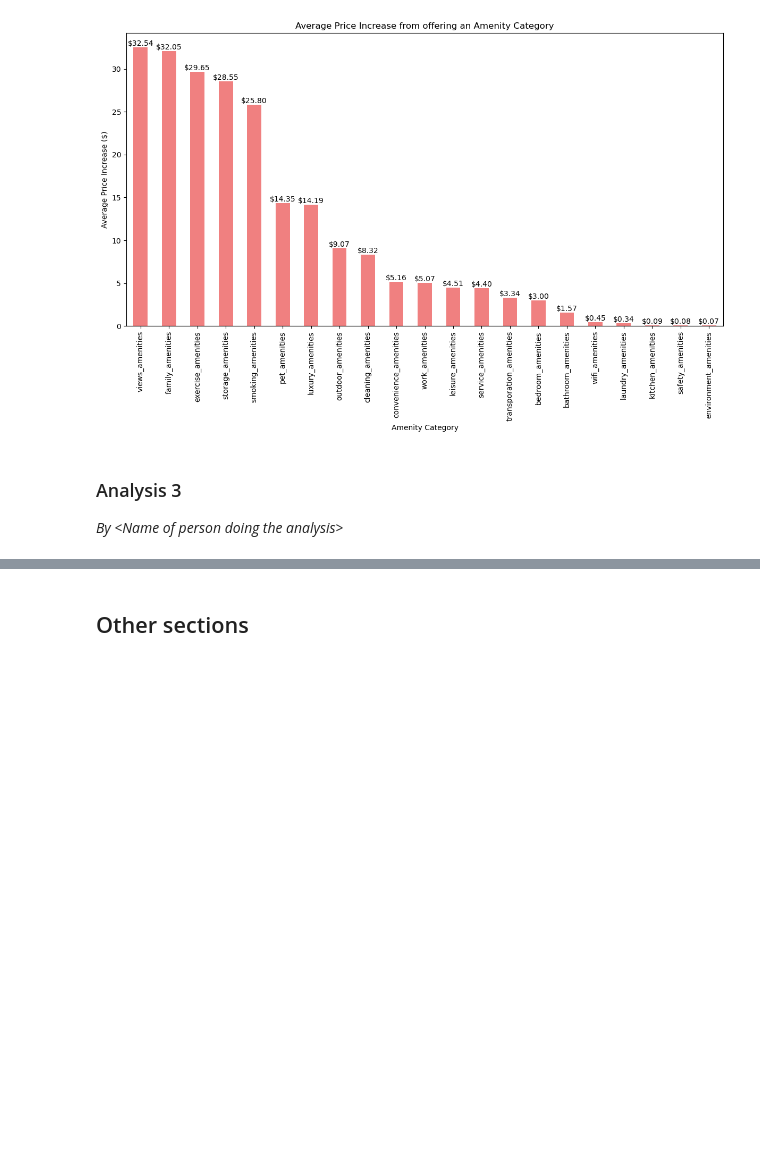
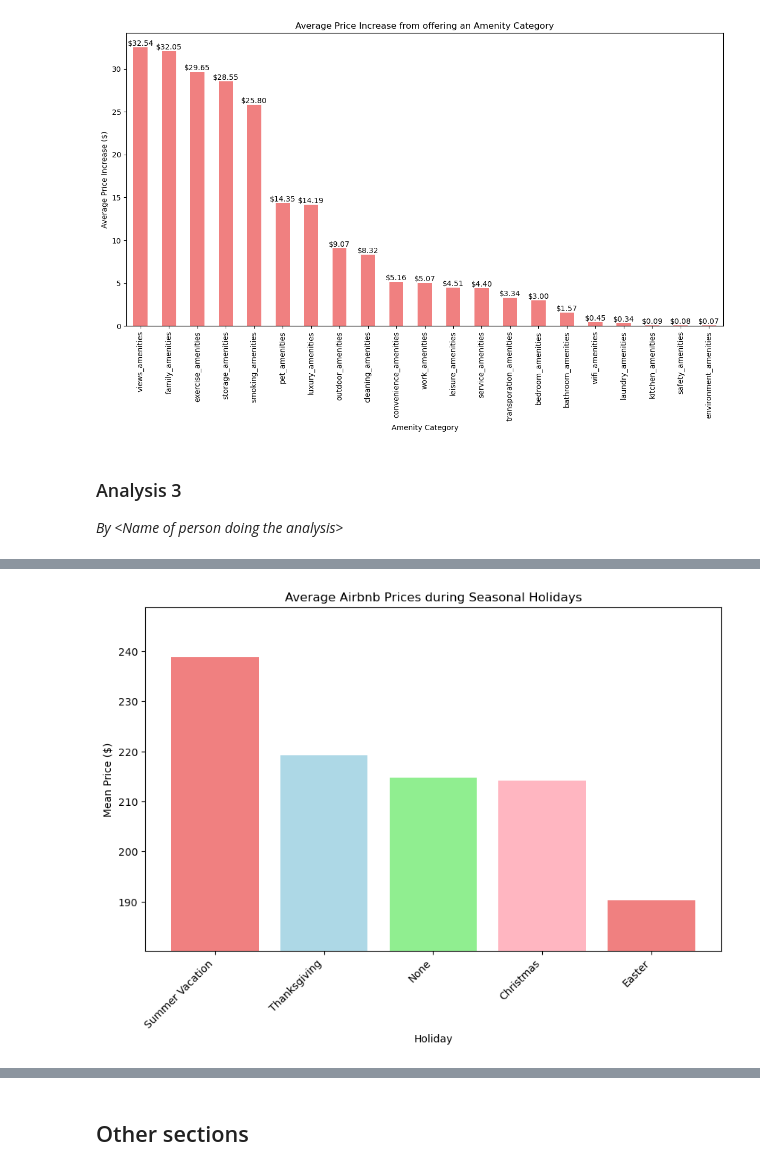
Before and after one commit to chrispylee123/seoulmates, a Jupyter notebook: Project Code/Project Code_v1.ipynb, the cells around one changed output, grey strips where cells are left out. Drawn from its saved outputs; the diff is of its cells as text; code cells hidden in the pictures; blank space fills up the shorter version.

```diff
--- a/Project Code/Project Code_v1.ipynb
+++ b/Project Code/Project Code_v1.ipynb
@@ -345,0 +368,44 @@ plt.show()
+# %%
+## Visualization 2: Average Airbnb Prices during Seasonal Holidays
+
+# Convert 'date' column to datetime type
+last_year_data['date'] = pd.to_datetime(last_year_data['date'])
+
+# Extract month and day to identify holidays
+last_year_data['month_day'] = last_year_data['date'].dt.strftime('%m-%d')
+
+# Define holiday periods
+holidays = {
+    'Easter': ['04-04', '04-05', '04-06'],
+    'Summer Vacation': ['06-01', '08-31'],
+    'Thanksgiving': ['11-25', '11-26', '11-27'],
+    'Christmas': ['12-24', '12-25', '12-26']
+
+}
+
+# Create a new column 'holiday' to label each day
+last_year_data['holiday'] = 'None'
+for holiday, dates in holidays.items():
+    last_year_data.loc[last_year_data['month_day'].isin(dates), 'holiday'] = holiday
+
+# Group by holiday and calculate the mean price
+holiday_prices = last_year_data.groupby('holiday')['price'].mean().reset_index()
+
+# Sort holidays by their mean prices
+holiday_prices = holiday_prices.sort_values(by='price', ascending=False)
+
+# Plot the data
+plt.figure(figsize=(10, 6))
+plt.bar(holiday_prices['holiday'], holiday_prices['price'], color=colors)
+plt.title('Average Airbnb Prices during Seasonal Holidays')
+plt.xlabel('Holiday')
+plt.ylabel('Mean Price ($)')
+plt.xticks(rotation=45, ha='right')
+
+
+# Set y-axis range to highlight variability
+plt.ylim(min(holiday_prices['price']) - 10, max(holiday_prices['price']) + 10)
+
+plt.show()
+# %% [output]
+[figure, added]
```
Also changed, not shown: parts of 5 cells of this notebook.
